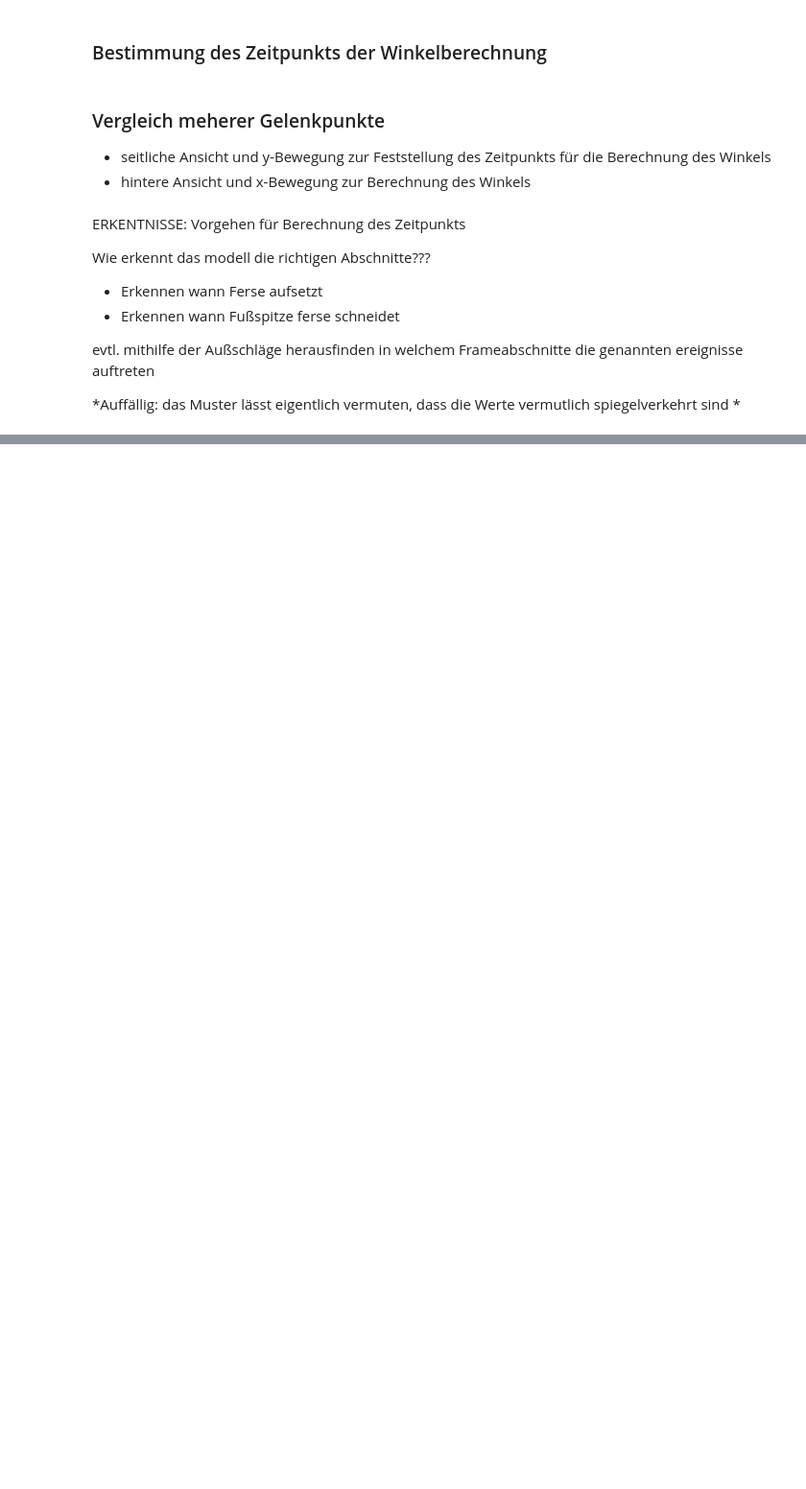
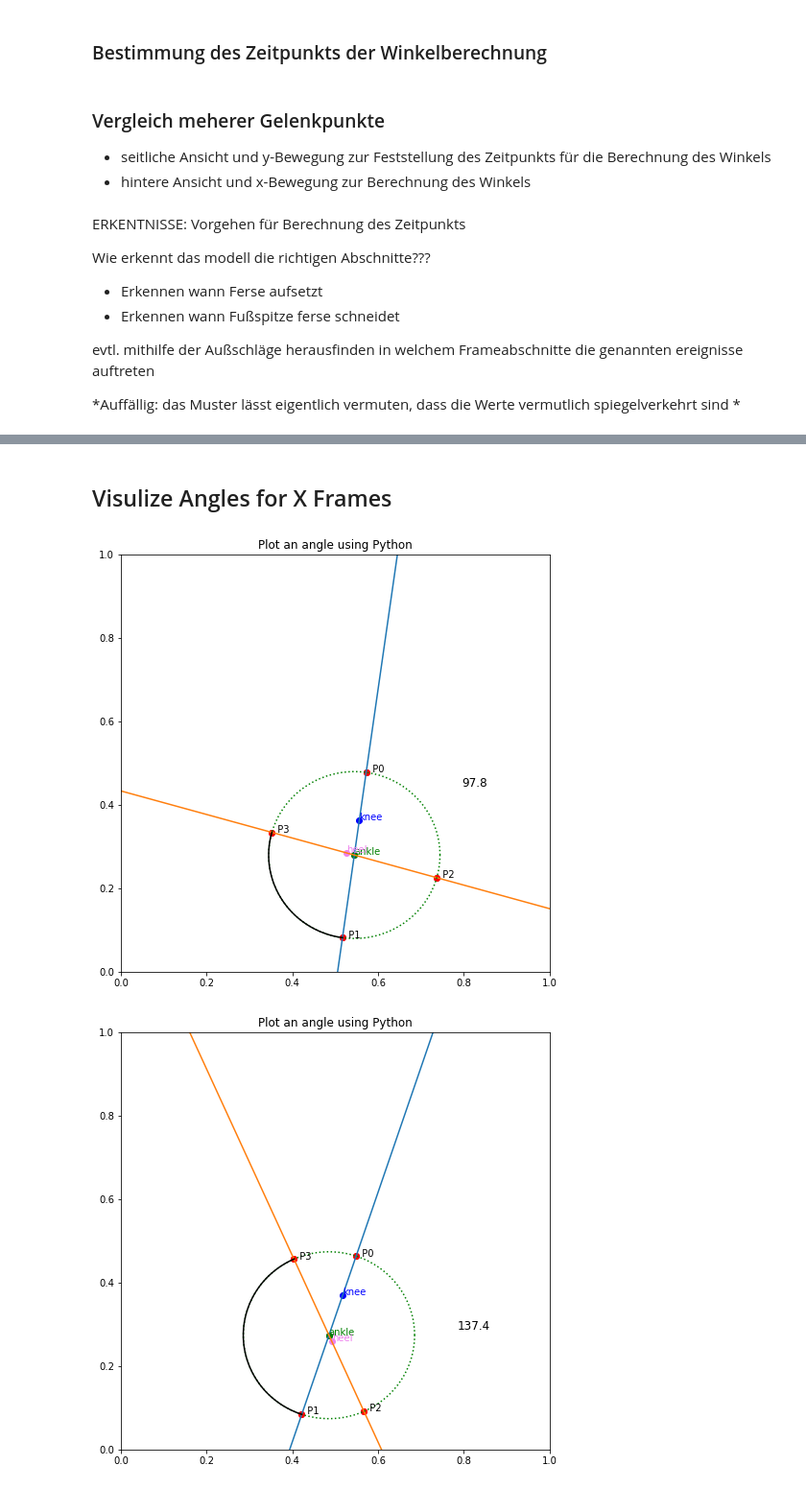
Before and after one commit to robring/running_pose_analytics, a Jupyter notebook: ankleCalc.ipynb, the cells around one changed output, grey strips where cells are left out. Shown: that part at 96% size. Cells and saved outputs as stored; diff of their text form; code cells hidden in the pictures; blank space fills up the shorter version.

```diff
--- a/ankleCalc.ipynb
+++ b/ankleCalc.ipynb
@@ -360,0 +316,9 @@ theta= 3.9122546206250055 ,theta in degree= 224.15567814236783
+# %%
+angle_list = []
+for f in range(0,len(df)):
+    angle = calcAngle(f)
+    angle_list.append(angle)
+
+df["angle"] = angle_list
+
+df["angle"]
@@ -360,0 +338,8 @@ theta= 3.9122546206250055 ,theta in degree= 224.15567814236783
+# %% [markdown]
+## Visulize Angles for X Frames
+# %%
+for f in range(10):
+    drawAngle(f)
+# %% [output]
+[figure, added]
+[figure, added]
```
Also changed, not shown: parts of 13 cells of this notebook, 2 other files.
